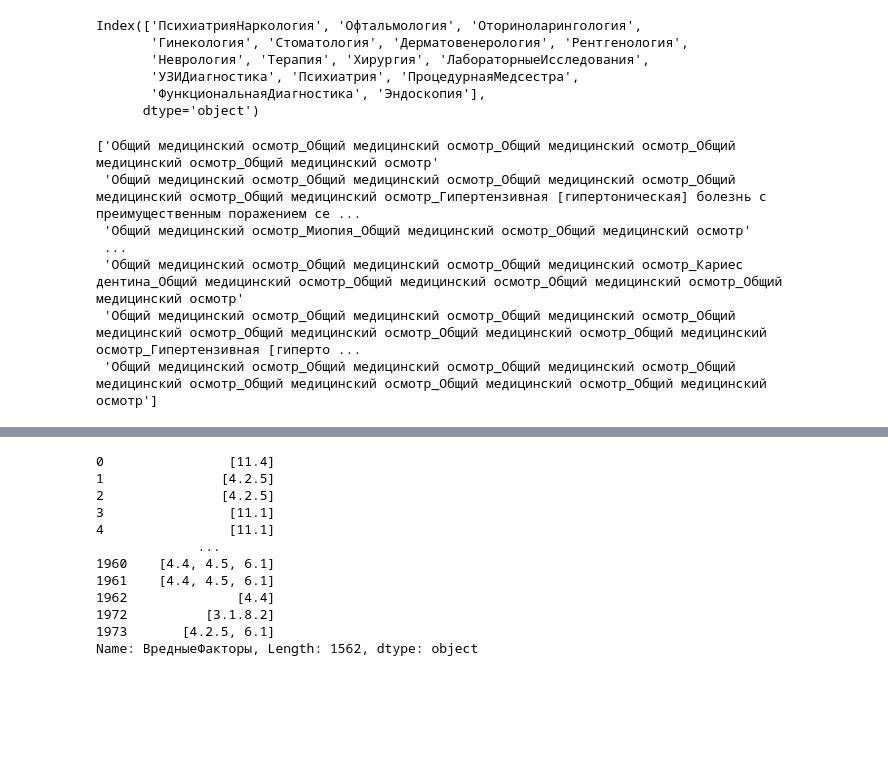
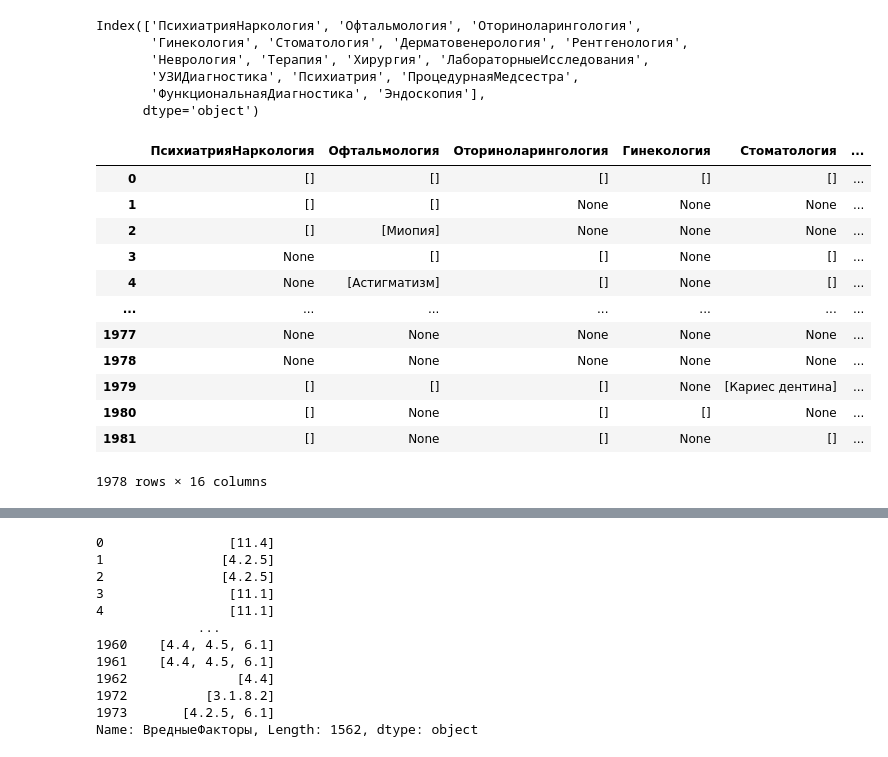
Before and after one commit to Untick/InspectrumClinic_RecSys, a Jupyter notebook: Paul Himyak/main.ipynb, the cells around one changed output, grey strips where cells are left out. Drawn from its saved outputs; the diff is of its cells as text; code cells hidden in the pictures; blank space fills up the shorter version.

```diff
--- a/Paul Himyak/main.ipynb
+++ b/Paul Himyak/main.ipynb
@@ -199,19 +212,3 @@ Index(['ПсихиатрияНаркология', 'Офтальмология',
        'УЗИДиагностика', 'Психиатрия', 'ПроцедурнаяМедсестра',
        'ФункциональнаяДиагностика', 'Эндоскопия'],
       dtype='object')
-# %%
-filtered_columns = df[diag_columns].filter(regex='^(' + '|'.join(specialists) + ')')
-
-# Combine the filtered columns into a single column
-combined_column = filtered_columns.apply(lambda x: '_'.join(x.dropna().astype(str)), axis=1)
-
-# Print the combined column
-print(combined_column.values)
-# %% [output]
-['Общий медицинский осмотр_Общий медицинский осмотр_Общий медицинский осмотр_Общий медицинский осмотр_Общий медицинский осмотр'
- 'Общий медицинский осмотр_Общий медицинский осмотр_Общий медицинский осмотр_Общий медицинский осмотр_Общий медицинский осмотр_Гипертензивная [гипертоническая] болезнь с преимущественным поражением се ...
- 'Общий медицинский осмотр_Миопия_Общий медицинский осмотр_Общий медицинский осмотр'
- ...
- 'Общий медицинский осмотр_Общий медицинский осмотр_Общий медицинский осмотр_Кариес дентина_Общий медицинский осмотр_Общий медицинский осмотр_Общий медицинский осмотр_Общий медицинский осмотр'
- 'Общий медицинский осмотр_Общий медицинский осмотр_Общий медицинский осмотр_Общий медицинский осмотр_Общий медицинский осмотр_Общий медицинский осмотр_Общий медицинский осмотр_Гипертензивная [гиперто ...
- 'Общий медицинский осмотр_Общий медицинский осмотр_Общий медицинский осмотр_Общий медицинский осмотр_Общий медицинский осмотр_Общий медицинский осмотр_Общий медицинский осмотр']
@@ -231,0 +215,30 @@ print(combined_columns)
+# %%
+# Создаём новые объеденённые колонки на основе specialists
+combined_specialists = pd.DataFrame()
+
+for specialist in specialists:
+    # Filter the columns that start with the current specialist value
+    filtered_columns = df[diag_columns].filter(regex='^' + specialist)
+
+    # Combine the filtered columns into a single column
+    combined_column = filtered_columns.apply(lambda x: list(set(x.dropna().tolist()) - {"Общий медицинский осмотр"}) if len(x.dropna()) > 0 else None, axis=1)
+
+    # Assign the combined column to a new column name
+    combined_specialists[specialist] = combined_column
+
+# Print the combined columns
+combined_specialists
+# %% [output]
+|  | ПсихиатрияНаркология | Офтальмология | Оториноларингология | Гинекология | Стоматология | ... |
+| 0 | [] | [] | [] | [] | [] | ... |
+| 1 | [] | [] | None | None | None | ... |
+| 2 | [] | [Миопия] | None | None | None | ... |
+| 3 | None | [] | [] | None | [] | ... |
+| 4 | None | [Астигматизм] | [] | None | [] | ... |
+| ... | ... | ... | ... | ... | ... | ... |
+| 1977 | None | None | None | None | None | ... |
+| 1978 | None | None | None | None | None | ... |
+| 1979 | [] | [] | [] | None | [Кариес дентина] | ... |
+| 1980 | [] | None | [] | [] | None | ... |
+| 1981 | [] | None | [] | None | [] | ... |
+1978 rows × 16 columns
```
Also changed, not shown: parts of 9 cells of this notebook.
